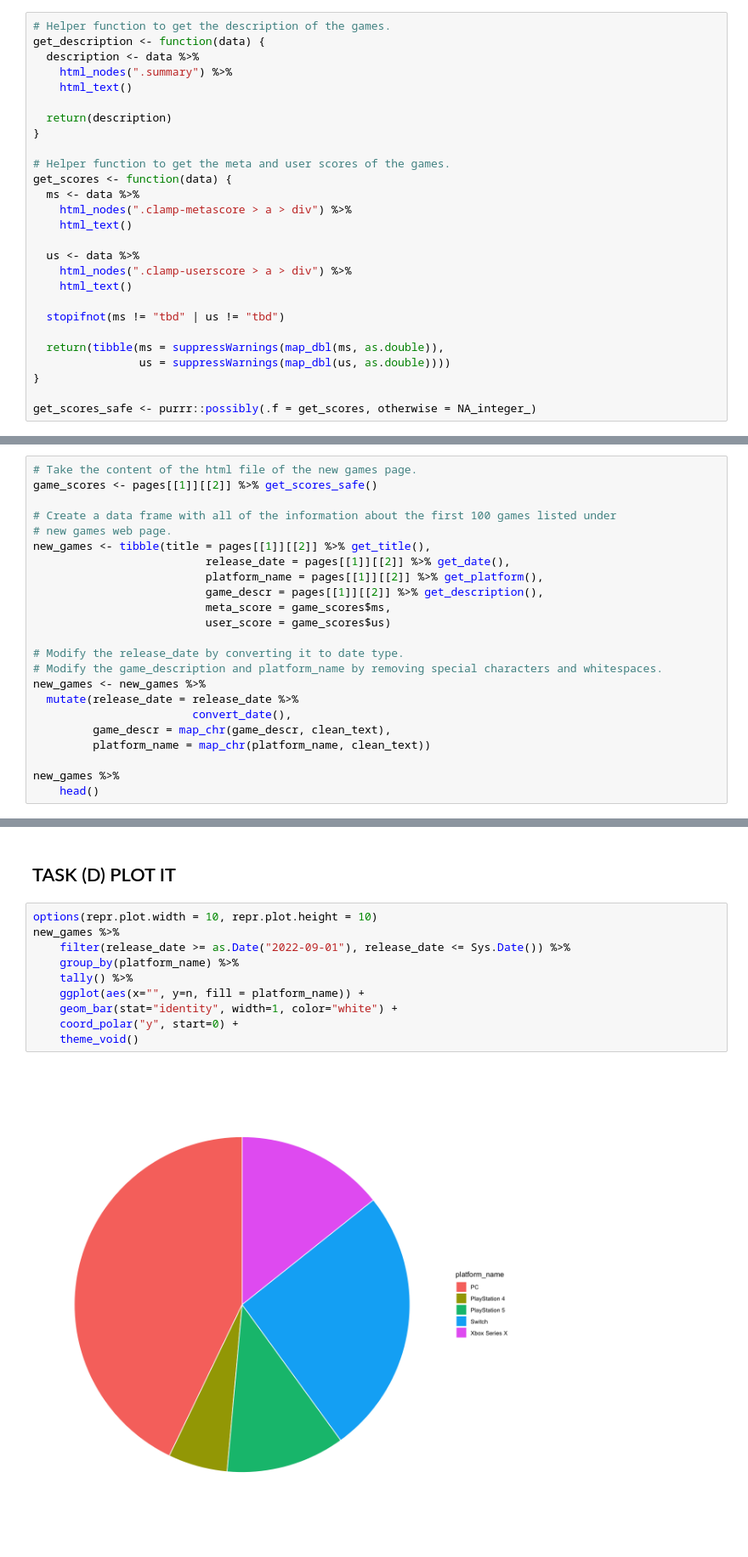
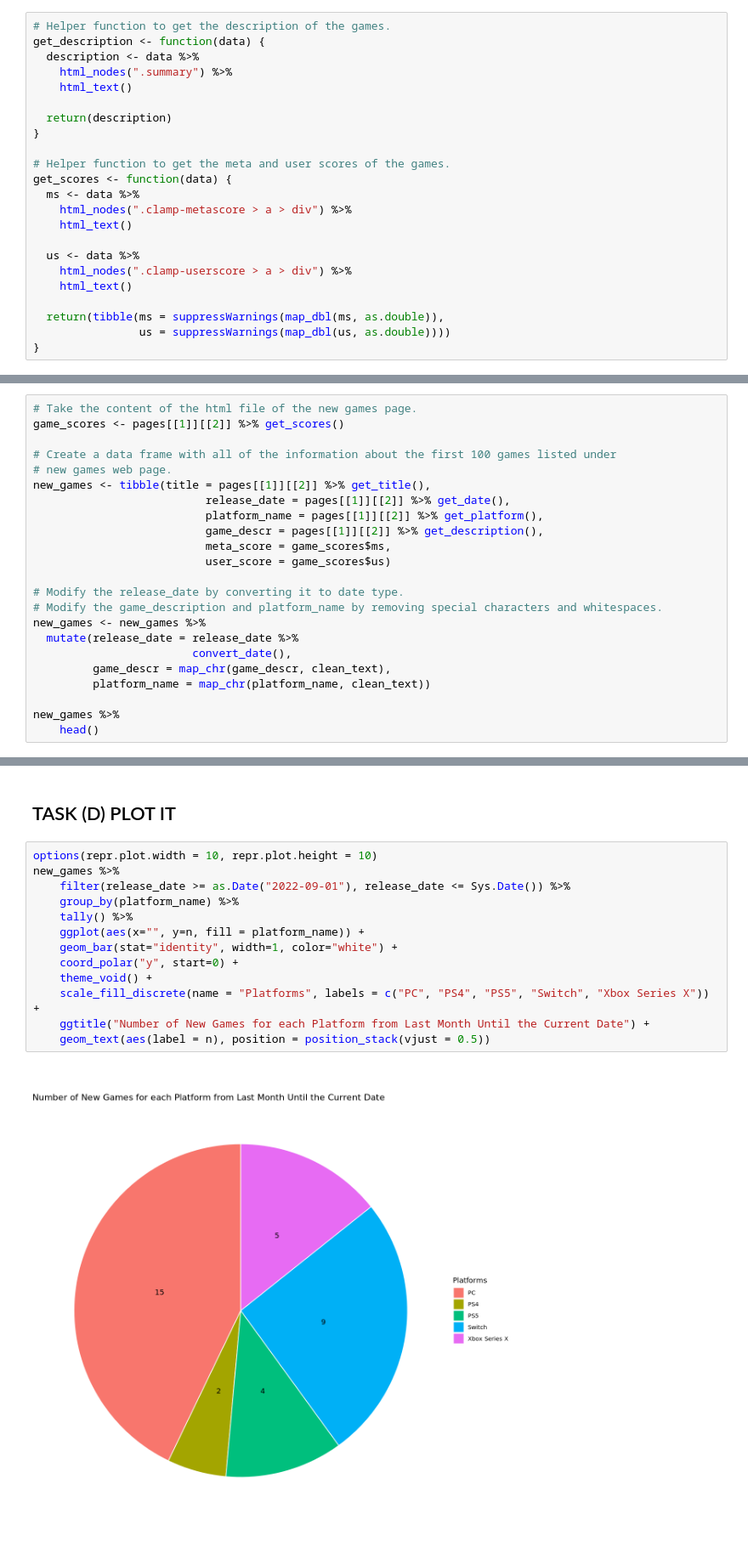
Before and after one commit to beuri97/data201_assignment2, a Jupyter notebook: DATA201_Assignment2_R.ipynb, the cells around one changed output, grey strips where cells are left out. Shown: that part at 85% size. Saved outputs shown, nothing was run; the diff lists cells and outputs as text.

Commit message:
add visualisation and some style to the graphs

```diff
--- a/DATA201_Assignment2_R.ipynb
+++ b/DATA201_Assignment2_R.ipynb
@@ -325,13 +330,9 @@ get_scores <- function(data) {
     html_nodes(".clamp-userscore > a > div") %>%
     html_text()
 
-  stopifnot(ms != "tbd" | us != "tbd")
-
   return(tibble(ms = suppressWarnings(map_dbl(ms, as.double)),
                 us = suppressWarnings(map_dbl(us, as.double))))
 }
-
-get_scores_safe <- purrr::possibly(.f = get_scores, otherwise = NA_integer_)
 # %%
 # Data frame of links of the web pages we are interested in
 pages <- tibble(links = c("https://www.metacritic.com/browse/games/score/metascore/year/all/filtered",
@@ -380,7 +382,7 @@ A tibble: 6 × 6
 <h3>New Games</h3>
 # %%
 # Take the content of the html file of the new games page.
-game_scores <- pages[[1]][[2]] %>% get_scores_safe()
+game_scores <- pages[[1]][[2]] %>% get_scores()
 
 # Create a data frame with all of the information about the first 100 games listed under
 # new games web page.
@@ -478,12 +473,15 @@ A tibble: 0 × 6
 # %%
 options(repr.plot.width = 10, repr.plot.height = 10)
 new_games %>%
     filter(release_date >= as.Date("2022-09-01"), release_date <= Sys.Date()) %>%
     group_by(platform_name) %>%
     tally() %>%
     ggplot(aes(x="", y=n, fill = platform_name)) +
     geom_bar(stat="identity", width=1, color="white") +
     coord_polar("y", start=0) +
-    theme_void()
+    theme_void() +
+    scale_fill_discrete(name = "Platforms", labels = c("PC", "PS4", "PS5", "Switch", "Xbox Series X")) +
+    ggtitle("Number of New Games for each Platform from Last Month Until the Current Date") +
+    geom_text(aes(label = n), position = position_stack(vjust = 0.5))
 # %% [output]
-[figure, old version]
+[figure, new version]
```
Also changed, not shown: parts of 5 cells of this notebook.
